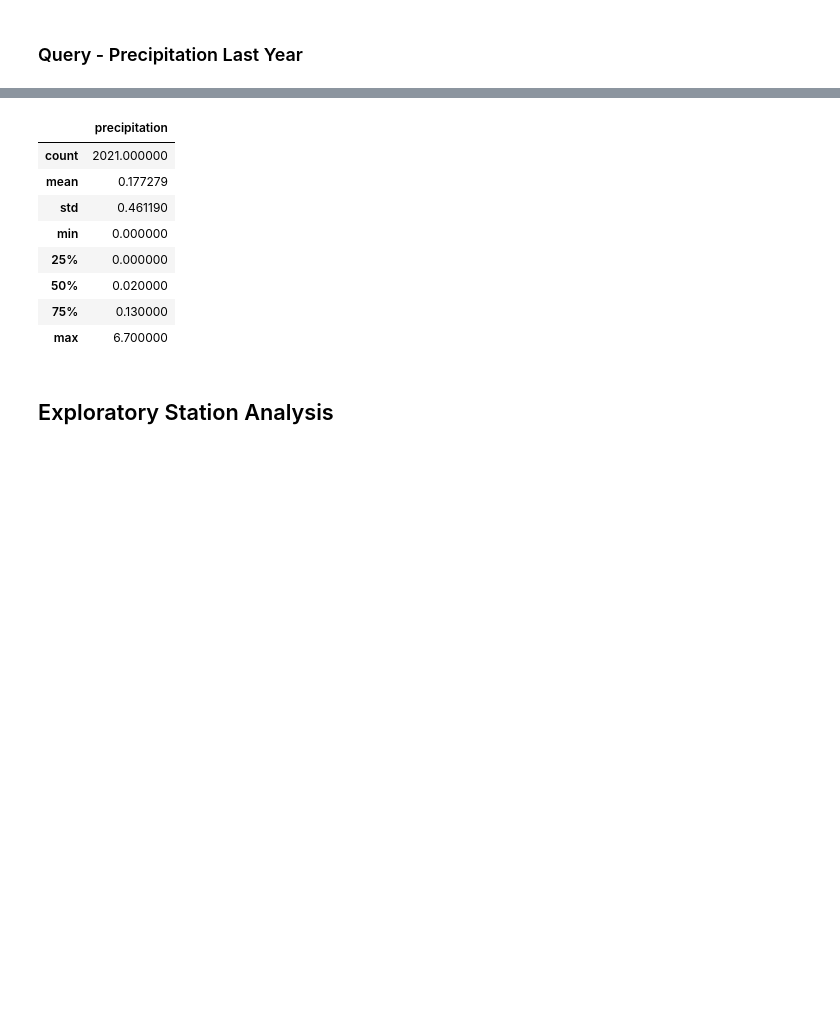
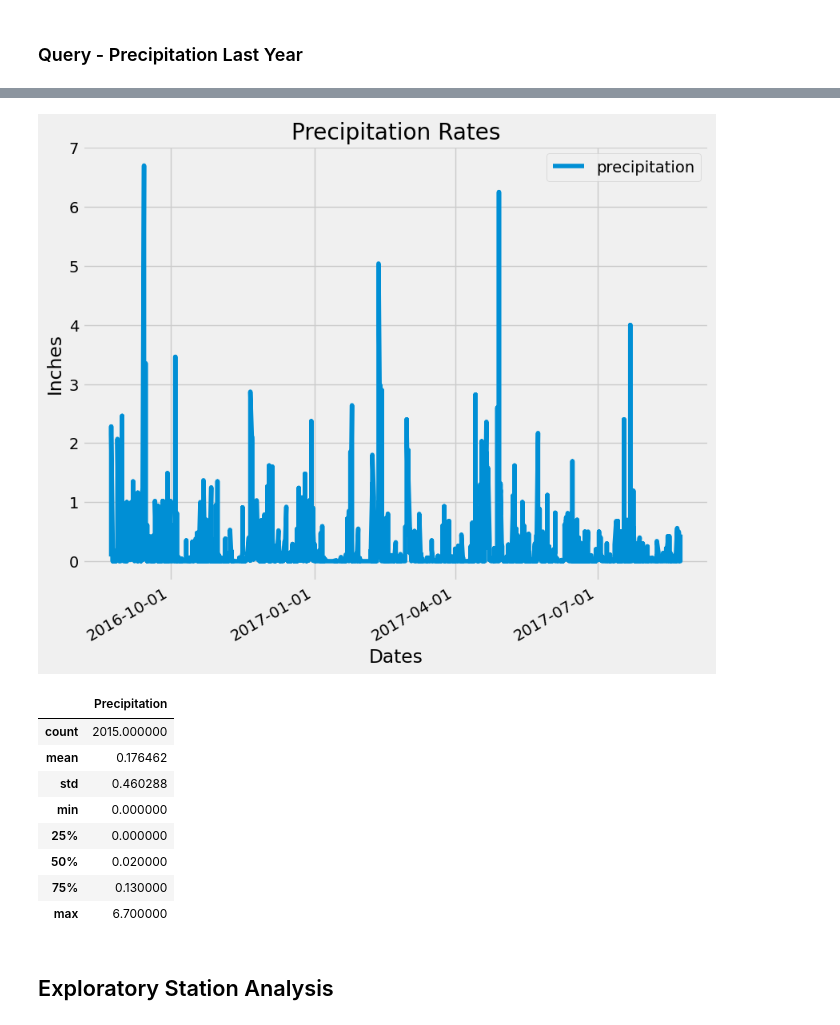
Before and after one commit to Neelka96/sqlalchemy-challenge, a Jupyter notebook: SurfsUp/climate_analysis.ipynb, the cells around one changed output, grey strips where cells are left out. Cells and saved outputs as stored; diff of their text form; code cells hidden in the pictures; blank space fills up the shorter version.

Commit message:
-plot functioning finally -more queries

```diff
--- a/SurfsUp/climate_analysis.ipynb
+++ b/SurfsUp/climate_analysis.ipynb
@@ -99,17 +101,18 @@ first_date
 # Starting from the most recent data point in the database.
 
 # Calculate the date one year from the last date in data set.
-last_date = f'{first_date[:3]}{int(first_date[3]) - 1}{first_date[4:]}'
+last_date = first_date - dt.timedelta(days = 365)
 
 # Perform a query to retrieve the data and precipitation scores
-data = session.query(
-    Measurement.id,
-    Measurement.station,
-    Measurement.date,
-    Measurement.prcp,
-    Measurement.tobs
-).\
-filter(Measurement.date <= first_date).\
-filter(Measurement.date >= last_date).all()
+sel = [
+    Measurement.date
+    ,Measurement.prcp
+]
+
+with Session() as session:
+    data = session.query(*sel
+        ).filter(Measurement.date <= first_date
+        ).filter(Measurement.date >= last_date
+        ).all()
 # %%
 # Save the query results as a Pandas DataFrame. Explicitly set the column names
@@ -154,10 +147,33 @@ session.close()
+# %%
+# Use Pandas Plotting with Matplotlib to plot the data
+fig, ax = plt.subplots(figsize = (9, 8))
+
+ax.plot(
+    prcp_df['Date']
+    ,prcp_df['Precipitation']
+    ,label = 'precipitation'
+)
+ax.xaxis.set_major_locator(mdates.MonthLocator(interval = 3))
+ax.xaxis.set_major_formatter(mdates.DateFormatter('%Y-%m-%d'))
+
+# Automatically rotate and align the tick labels
+fig.autofmt_xdate()
+plt.legend(loc = 'best')
+plt.xlabel('Dates')
+plt.ylabel('Inches')
+plt.title('Precipitation Rates')
+
+plt.show()
+# %% [output]
+[figure, added]
 # %%
 # Use Pandas to calculate the summary statistics for the precipitation data
+prcp_df.set_index('Date', drop = True).describe()
 # %% [output]
-|  | precipitation |
-| count | 2021.000000 |
-| mean | 0.177279 |
-| std | 0.461190 |
+|  | Precipitation |
+| count | 2015.000000 |
+| mean | 0.176462 |
+| std | 0.460288 |
 | min | 0.000000 |
 | 25% | 0.000000 |
 | 50% | 0.020000 |
```
Also changed, not shown: parts of 10 cells of this notebook.
